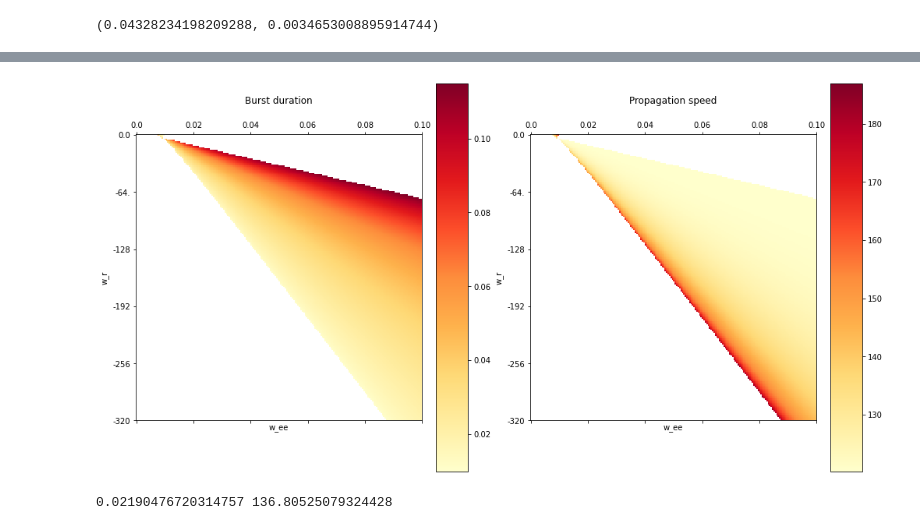
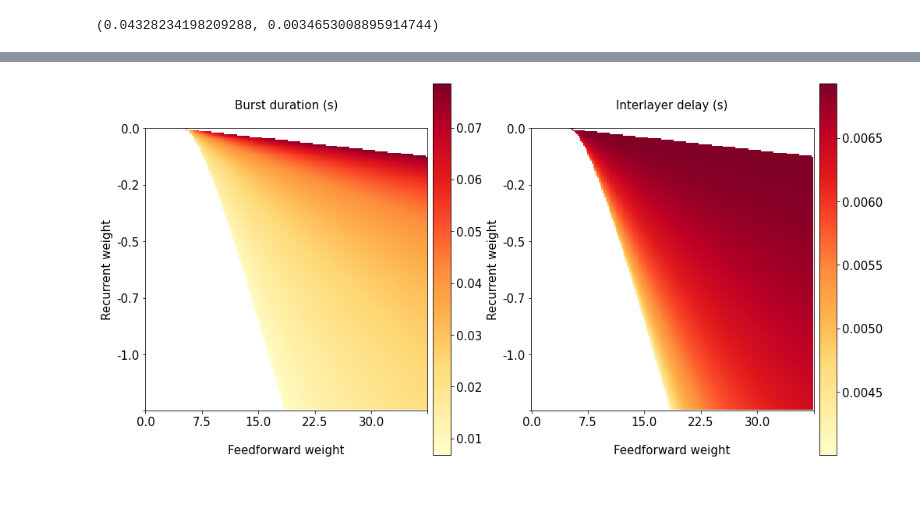
Before and after one commit to davidgbe/synfire_chain_growth, a Jupyter notebook: 1D_chain_bursting_neurons_with_inh_21_05_19/binary_chain_22_03_31.ipynb, the cells around one changed output, grey strips where cells are left out. Cells and saved outputs as stored; diff of their text form; code cells hidden in the pictures; blank space fills up the shorter version.

```diff
--- a/1D_chain_bursting_neurons_with_inh_21_05_19/binary_chain_22_03_31.ipynb
+++ b/1D_chain_bursting_neurons_with_inh_21_05_19/binary_chain_22_03_31.ipynb
@@ -458,4 +80,0 @@ def map_dynamics(w_e_vals, w_r_vals):
-# %%
-w_e_vals = np.arange(0, 4, 0.05)
-w_r_vals = np.arange(0.01, 16, 0.05)
-w_e, w_r, t_b, t_1, t_2, f_i = map_dynamics(w_e_vals, w_r_vals)
@@ -567,7 +162,7 @@ def fixed_t_d_from_t_b(t_b, params):
 def solve_attractor(t_b, params):
     p = params
     exp_t_b = np.exp(-t_b / p['tau_e'])
-    return (p['v_th'] - p['w_ee'] * ((1 - exp_t_b) / (2 - exp_t_b))) * fixed_t_d_from_t_b(t_b, p) - p['tau_e'] * p['tau_i'] * p['w_r'] * t_b
+    return (p['v_th'] / p['tau_e'] - p['w_ee'] * ((1 - exp_t_b) / (2 - exp_t_b))) * np.power(fixed_t_d_from_t_b(t_b, p), p['alpha']) - p['w_r'] * np.power(t_b, p['alpha'])
 # %%
 def solve_attractor_wrapper(params, guess=20e-3):
     p = params
@@ -926,13 +320,14 @@ print(t_b_stable, t_d_stable, 1/t_d_stable)
 # %%
 base_params = {
-    'tau_e': 12e-3,
+    'tau_e': 10e-3,
     'tau_i': 4e-3,
-    'v_th': 0.03,
+    'v_th': 0.02,
+    'alpha': 2.,
 }
 t_b_in, t_d_in = (20e-3, 3e-3)
 
-w_ee_val_range = (0, 0.8)
-w_r_val_range = (0, -2500)
+w_ee_val_range = (0, 30)
+w_r_val_range = (0, -1)
 n_steps = 200
 
 w_ee, w_r = np.meshgrid(
@@ -951,54 +346,43 @@ for i in range(len(w_ee)):
         t_b_stable, t_d_stable = solve_attractor_wrapper(params, guess=30e-3)
 
         if ~np.isclose(t_b_stable, 0):
             t_b_out[i][j] = t_b_stable
             t_d_out[i][j] = t_d_stable
 
-# t_d_out = np.where(t_b_out < 0.05, t_d_out, 0)
-# t_b_out = np.where(t_b_out < 0.05, t_b_out, 0)
+# t_d_out = np.where(t_b_out < 0.03, t_d_out, np.nan)
+# t_b_out = np.where(t_b_out < 0.03, t_b_out, np.nan)
 
 scale = 7
 cbar_frac = 0.1
 fig = plt.figure(constrained_layout=True, figsize=(2 * scale, scale))
 graph_col_width = int(1 / cbar_frac)
 gs = gridspec.GridSpec(ncols=2 * graph_col_width, nrows=1, figure=fig)
 axs = [
     fig.add_subplot(gs[0: graph_col_width - 1]),
     fig.add_subplot(gs[graph_col_width - 1]),
     fig.add_subplot(gs[graph_col_width: 2 * graph_col_width - 1]),
     fig.add_subplot(gs[2 * graph_col_width - 1]),
 ]
 
 im1 = axs[0].matshow(t_b_out, cmap='YlOrRd')
-im2 = axs[2].matshow(1/t_d_out, cmap='YlOrRd')
+im2 = axs[2].matshow(t_d_out, cmap='YlOrRd')
 
-axs[0].set_title('Burst duration\n')
-axs[2].set_title('Propagation speed\n')
+axs[0].set_title('Burst duration (s)')
+axs[2].set_title('Interlayer delay (s)')
 
 plt.colorbar(im1, cax=axs[1])
 plt.colorbar(im2, cax=axs[3])
 
 for i in range(0, 4, 2):
-    axs[i].set_ylabel('w_r')
-    axs[i].set_xlabel('w_ee')
+    axs[i].set_ylabel('Recurrent weight')
+    axs[i].set_xlabel('\nFeedforward weight')
     axs[i].set_xticks(np.arange(0, n_steps + 1, int(n_steps / 5)))
-    axs[i].set_xticklabels([f'{d}'[:4] for d in np.linspace(w_ee_val_range[0], w_ee_val_range[1], int(n_steps/5))])
+    axs[i].set_xticklabels([f'{d}'[:4] for d in np.linspace(w_ee_val_range[0], w_ee_val_range[1], 5)])
     axs[i].set_yticks(np.arange(0, n_steps + 1, int(n_steps / 5)))
-    axs[i].set_yticklabels([f'{d}'[:4] for d in np.linspace(w_r_val_range[0], w_r_val_range[1], int(n_steps/5))])
+    axs[i].set_yticklabels([f'{d}'[:4] for d in np.linspace(w_r_val_range[0], w_r_val_range[1], 5)])
+    axs[i].tick_params(top=False, labeltop=False, bottom=True, labelbottom=True)
 
-# for i in range(0, 4):
-#     set_font_size(axs[i], 15)
+for i in range(0, 4):
+    set_font_size(axs[i], 15)
 # %% [output]
-[figure, old version]
+[figure, new version]
-# %%
-b, d = solve_attractor_wrapper({
-    'tau_e': 12e-3,
-    'tau_i': 4e-3,
-    'v_th': 0.03,
-    'w_r': -5500,
-    'w_ee': 1.8,
-}, guess=30e-3)
-
-print(b, 1/d)
-# %% [output]
-0.02190476720314757 136.80525079324428
```
Also changed, not shown: parts of 56 cells of this notebook, 16 other files.
